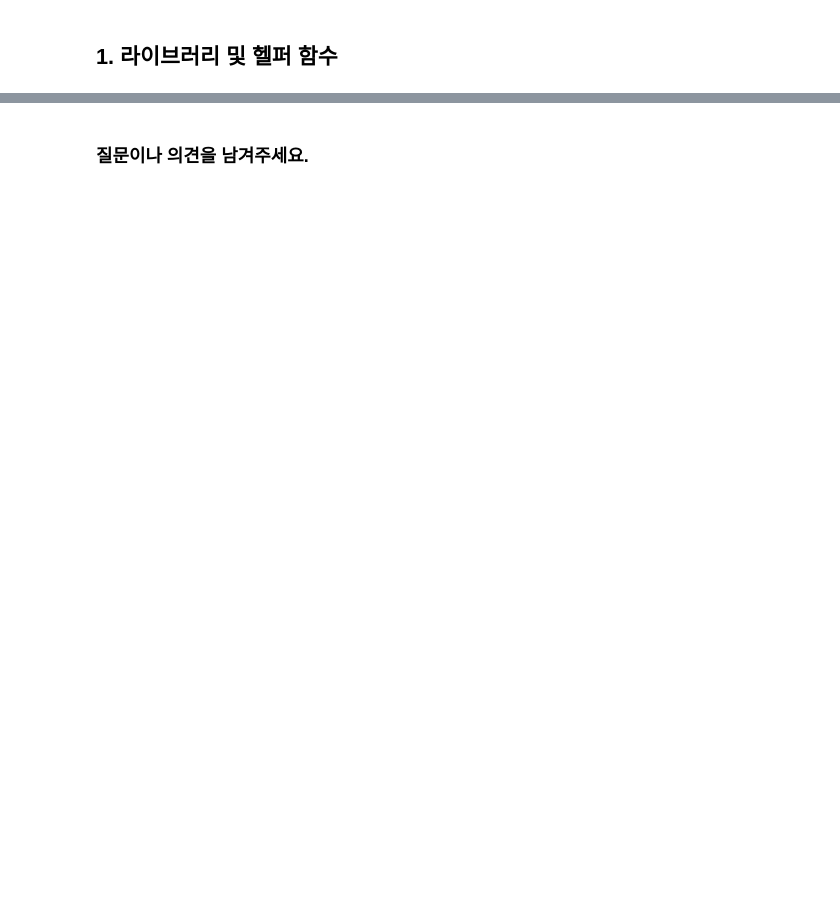
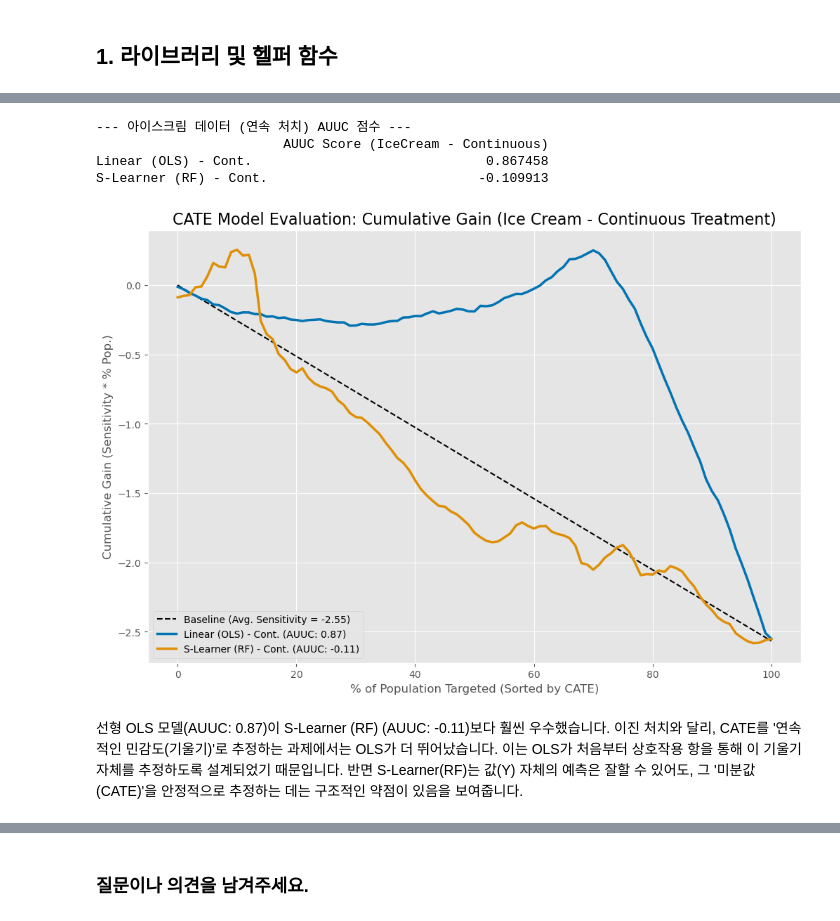
Before and after one commit to Funbucket/awesome-causal-inference-python, a Jupyter notebook: book/cate_and_policy/meta_learner.ipynb, the cells around one changed output, grey strips where cells are left out. Drawn from its saved outputs; the diff is of its cells as text; code cells hidden in the pictures; blank space fills up the shorter version.

```diff
--- a/book/cate_and_policy/meta_learner.ipynb
+++ b/book/cate_and_policy/meta_learner.ipynb
@@ -226,0 +258,69 @@ S-Learner (RF)               0.841975
+# %%
+# --- 모델 1: 선형 CATE (OLS) - 연속형 T 기준 ---
+formula_linear_ice_cont = 'sales ~ price * (temp + C(weekday) + cost)'
+linear_model_ice_cont = smf.ols(formula_linear_ice_cont, data=train_ice).fit()
+
+# CATE 추정 함수 (연속형 T용)
+def get_linear_cate_predictions(model, df, t_col):
+    df_t1 = df.copy(); df_t1[t_col] = df_t1[t_col] + 1
+    return model.predict(df_t1) - model.predict(df)
+
+test_preds_ice['cate_linear_cont'] = get_linear_cate_predictions(linear_model_ice_cont, test_preds_ice, T_ice_cont)
+
+# --- 모델 2: S-Learner (RF) - 연속형 T 기준 ---
+s_learner_ice_cont = clone(rf_model_base)
+s_learner_ice_cont.fit(train_ice[X_ice + [T_ice_cont]], Y_train_ice)
+
+# CATE 추정
+X_test_s_ice_t1_cont = X_test_ice.copy(); X_test_s_ice_t1_cont[T_ice_cont] = test_ice[T_ice_cont] + 1
+X_test_s_ice_t0_cont = X_test_ice.copy(); X_test_s_ice_t0_cont[T_ice_cont] = test_ice[T_ice_cont]
+test_preds_ice['cate_s_learner_cont'] = s_learner_ice_cont.predict(X_test_s_ice_t1_cont) - s_learner_ice_cont.predict(X_test_s_ice_t0_cont)
+# %%
+# --- Part A-2: 연속 처치(Continuous T) 기준 성능 비교 ---
+models_ice_continuous = {
+    'Linear (OLS) - Cont.': 'cate_linear_cont',
+    'S-Learner (RF) - Cont.': 'cate_s_learner_cont'
+}
+auuc_results_ice_cont = {}
+
+for name, col in models_ice_continuous.items():
+    # 연속형 AUUC 헬퍼 함수 사용
+    auuc = auuc_score_continuous(test_preds_ice, col, Y_ice, T_ice_cont)
+    auuc_results_ice_cont[name] = auuc
+
+auuc_df_ice_cont = pd.DataFrame.from_dict(auuc_results_ice_cont, orient='index',
+                                          columns=['AUUC Score (IceCream - Continuous)'])
+print("--- 아이스크림 데이터 (연속 처치) AUUC 점수 ---")
+print(auuc_df_ice_cont.sort_values('AUUC Score (IceCream - Continuous)', ascending=False))
+
+# --- 시각화 (Cumulative Gain Plot - 연속 처치 기준) ---
+plt.figure(figsize=(12, 8))
+
+baseline_sens_cont = sensitivity(test_preds_ice, Y_ice, T_ice_cont)
+min_periods_cont = 30
+baseline_len = 100
+baseline_gain_cont = np.linspace(0, 1, baseline_len) * baseline_sens_cont * (len(test_preds_ice) / (len(test_preds_ice) - min_periods_cont + 1))
+
+plt.plot(np.linspace(0, 100, len(baseline_gain_cont)), baseline_gain_cont, 'k--',
+         label=f'Baseline (Avg. Sensitivity = {baseline_sens_cont:.2f})')
+
+for name, col in models_ice_continuous.items():
+    # 연속형 Gain 헬퍼 함수 사용
+    gain = cumulative_gain_continuous(test_preds_ice, col, Y_ice, T_ice_cont)
+    plt.plot(np.linspace(0, 100, len(gain)), gain,
+             label=f'{name} (AUUC: {auuc_results_ice_cont[name]:.2f})',
+             linewidth=2.5)
+
+plt.title('CATE Model Evaluation: Cumulative Gain (Ice Cream - Continuous Treatment)', fontsize=16)
+plt.xlabel('% of Population Targeted (Sorted by CATE)')
+plt.ylabel('Cumulative Gain (Sensitivity * % Pop.)')
+plt.legend()
+plt.show()
+# %% [output]
+--- 아이스크림 데이터 (연속 처치) AUUC 점수 ---
+                        AUUC Score (IceCream - Continuous)
+Linear (OLS) - Cont.                              0.867458
+S-Learner (RF) - Cont.                           -0.109913
+[figure, added]
+# %% [markdown]
+선형 OLS 모델(AUUC: 0.87)이 S-Learner (RF) (AUUC: -0.11)보다 훨씬 우수했습니다. 이진 처치와 달리, CATE를 '연속적인 민감도(기울기)'로 추정하는 과제에서는 OLS가 더 뛰어났습니다. 이는 OLS가 처음부터 상호작용 항을 통해 이 기울기 자체를 추정하도록 설계되었기 때문입니다. 반면 S-Learner(RF)는 값(Y) 자체의 예측은 잘할 수 있어도, 그 '미분값(CATE)'을 안정적으로 추정하는 데는 구조적인 약점이 있음을 보여줍니다.
```
Also changed, not shown: parts of 16 cells of this notebook.
